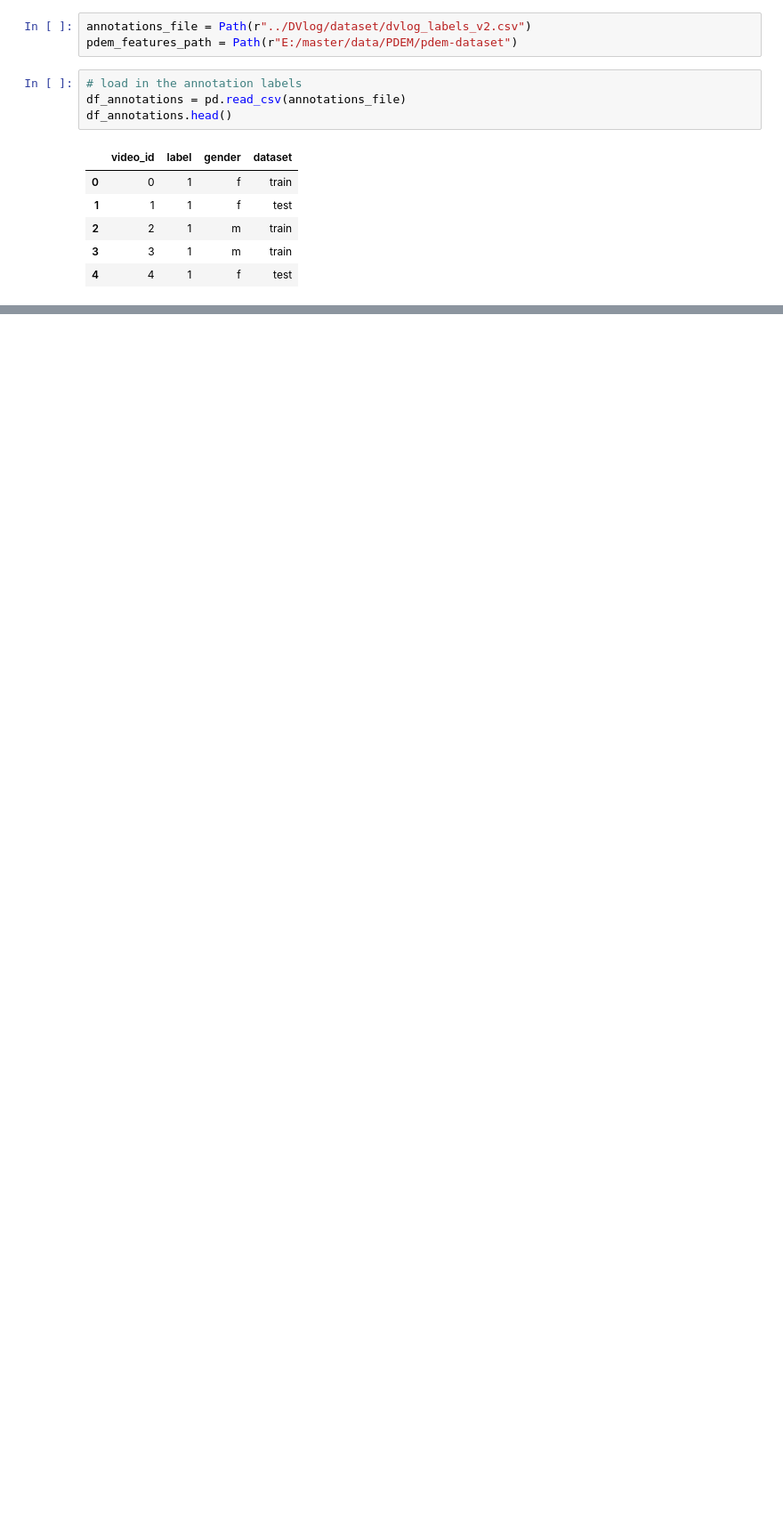
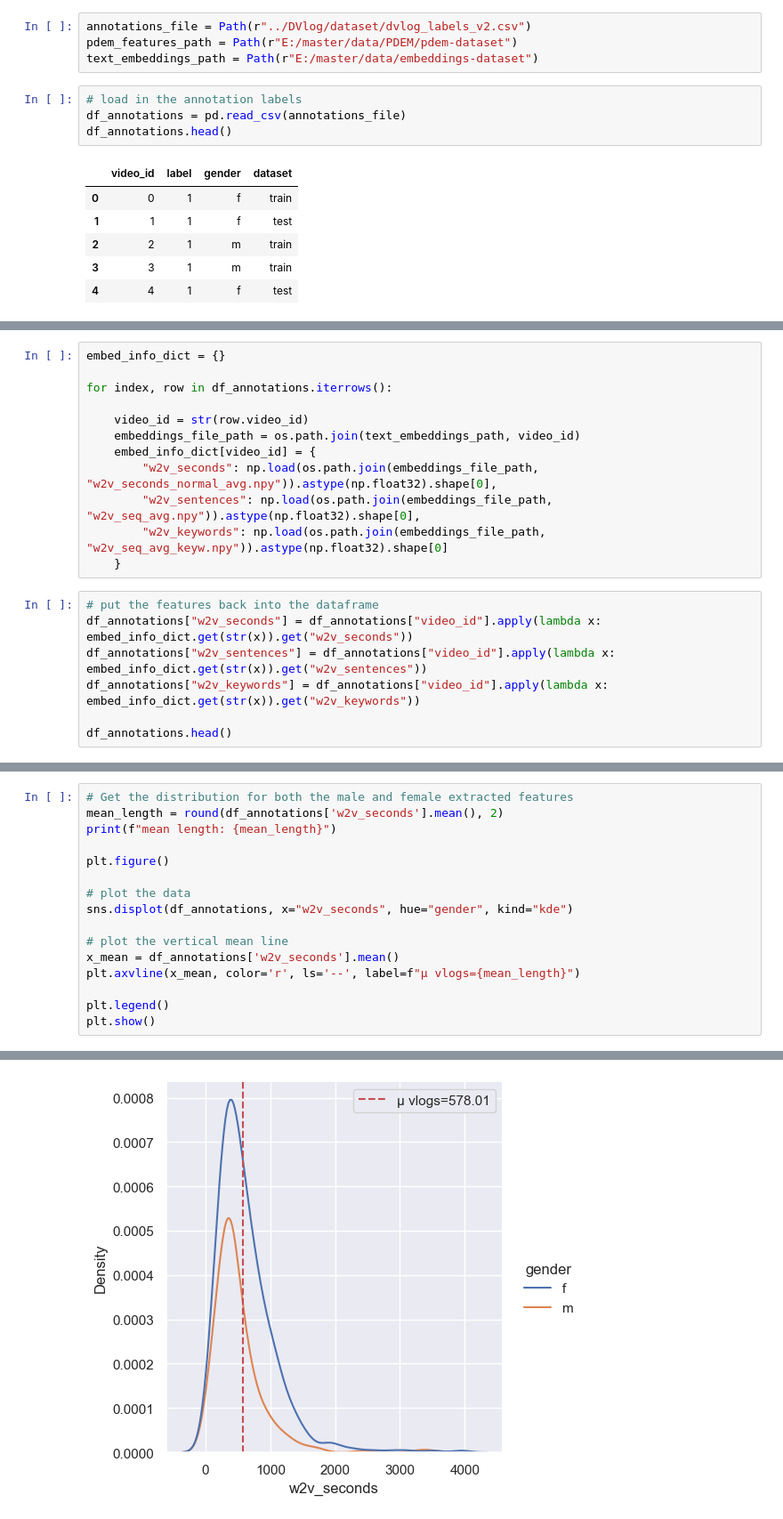
Before and after one commit to StanMey/Master_thesis_DVlog, a Jupyter notebook: notebooks/analyse_feature_importance.ipynb, the cells around one changed output, grey strips where cells are left out. Shown at 89% size. Drawn from its saved outputs; the diff is of its cells as text; blank space fills up the shorter version.

```diff
--- a/notebooks/analyse_feature_importance.ipynb
+++ b/notebooks/analyse_feature_importance.ipynb
@@ -21,6 +21,7 @@ from pathlib import Path
 # %%
 annotations_file = Path(r"../DVlog/dataset/dvlog_labels_v2.csv")
 pdem_features_path = Path(r"E:/master/data/PDEM/pdem-dataset")
+text_embeddings_path = Path(r"E:/master/data/embeddings-dataset")
 # %%
 # load in the annotation labels
 df_annotations = pd.read_csv(annotations_file)
@@ -84,0 +89,19 @@ plt.show()
+# %%
+embed_info_dict = {}
+
+for index, row in df_annotations.iterrows():
+
+    video_id = str(row.video_id)
+    embeddings_file_path = os.path.join(text_embeddings_path, video_id)
+    embed_info_dict[video_id] = {
+        "w2v_seconds": np.load(os.path.join(embeddings_file_path, "w2v_seconds_normal_avg.npy")).astype(np.float32).shape[0],
+        "w2v_sentences": np.load(os.path.join(embeddings_file_path, "w2v_seq_avg.npy")).astype(np.float32).shape[0],
+        "w2v_keywords": np.load(os.path.join(embeddings_file_path, "w2v_seq_avg_keyw.npy")).astype(np.float32).shape[0]
+    }
+# %%
+# put the features back into the dataframe
+df_annotations["w2v_seconds"] = df_annotations["video_id"].apply(lambda x: embed_info_dict.get(str(x)).get("w2v_seconds"))
+df_annotations["w2v_sentences"] = df_annotations["video_id"].apply(lambda x: embed_info_dict.get(str(x)).get("w2v_sentences"))
+df_annotations["w2v_keywords"] = df_annotations["video_id"].apply(lambda x: embed_info_dict.get(str(x)).get("w2v_keywords"))
+
+df_annotations.head()
@@ -84,0 +115,17 @@ plt.show()
+# %%
+# Get the distribution for both the male and female extracted features
+mean_length = round(df_annotations['w2v_seconds'].mean(), 2)
+print(f"mean length: {mean_length}")
+
+plt.figure()
+
+# plot the data
+sns.displot(df_annotations, x="w2v_seconds", hue="gender", kind="kde")
+
+# plot the vertical mean line
+x_mean = df_annotations['w2v_seconds'].mean()
+plt.axvline(x_mean, color='r', ls='--', label=f"μ vlogs={mean_length}")
+
+plt.legend()
+plt.show()
+# %% [output]
@@ -84,0 +134 @@ plt.show()
+[figure, added]
```
Also changed, not shown: parts of 9 cells of this notebook.
